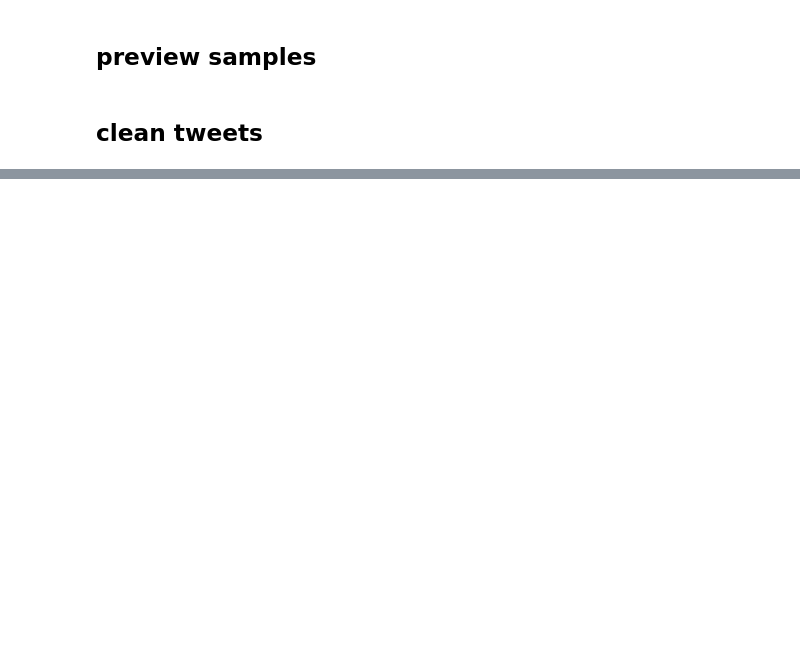
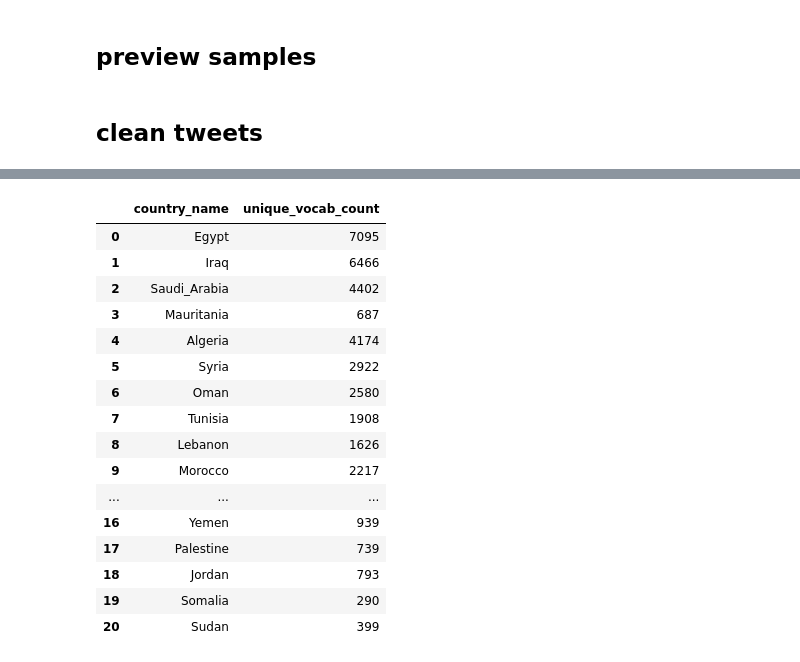
Before and after one commit to OmarSayedMostafa/Nuanced-Arabic-Dialect-Identification, a Jupyter notebook: DataCleaning.ipynb, the cells around one changed output, grey strips where cells are left out. Drawn from its saved outputs; the diff is of its cells as text; code cells hidden in the pictures; blank space fills up the shorter version.

```diff
--- a/DataCleaning.ipynb
+++ b/DataCleaning.ipynb
@@ -214,0 +208,20 @@ Sudan 390
+# %%
+country_name_unique_vocab_df.head(21)
+# %% [output]
+|  | country_name | unique_vocab_count |
+| 0 | Egypt | 7095 |
+| 1 | Iraq | 6466 |
+| 2 | Saudi_Arabia | 4402 |
+| 3 | Mauritania | 687 |
+| 4 | Algeria | 4174 |
+| 5 | Syria | 2922 |
+| 6 | Oman | 2580 |
+| 7 | Tunisia | 1908 |
+| 8 | Lebanon | 1626 |
+| 9 | Morocco | 2217 |
+| ... | ... | ... |
+| 16 | Yemen | 939 |
+| 17 | Palestine | 739 |
+| 18 | Jordan | 793 |
+| 19 | Somalia | 290 |
+| 20 | Sudan | 399 |
```
Also changed, not shown: parts of 17 cells of this notebook, 8 other files.
